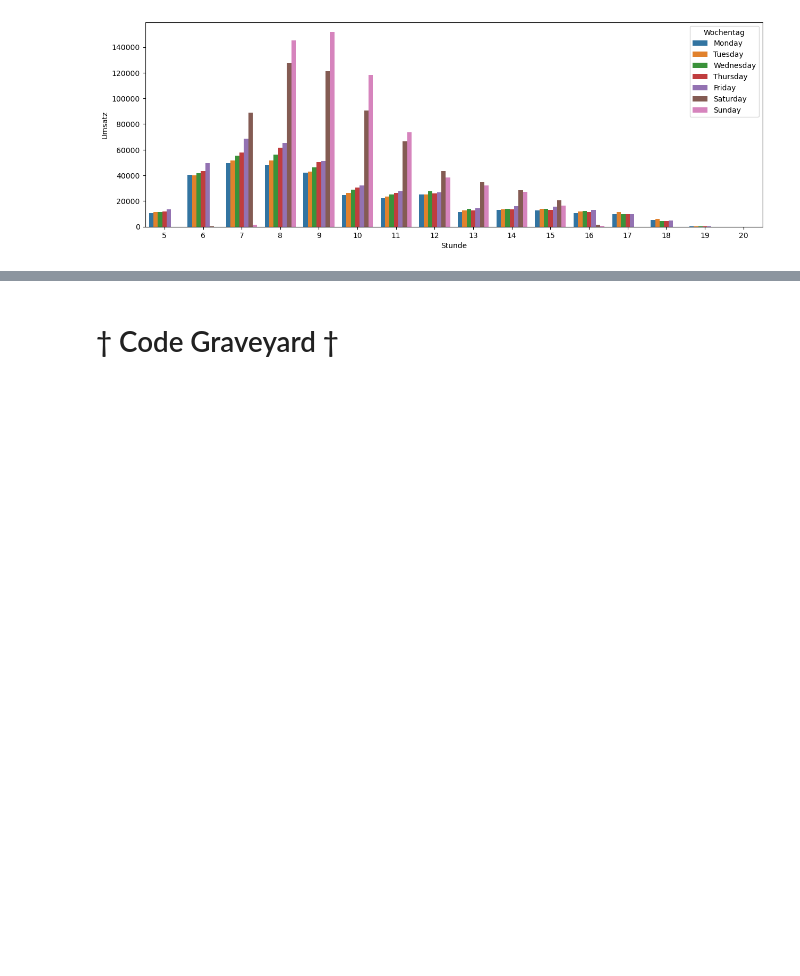
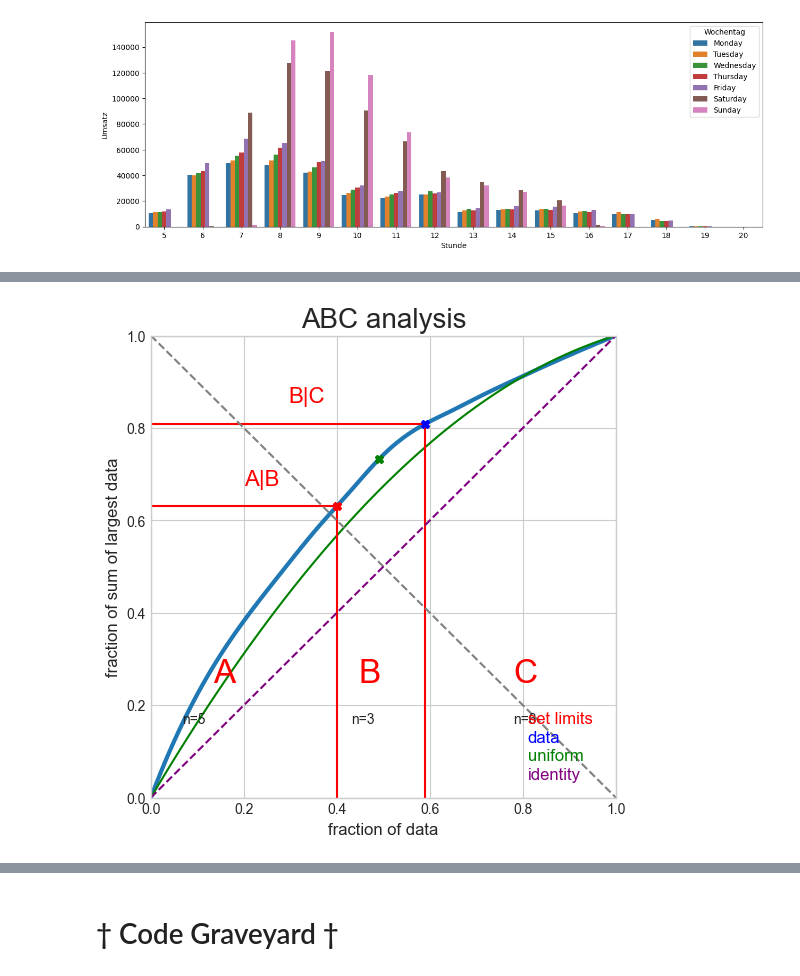
Before and after one commit to mrtz-wssl/KI_in_KMU, a Jupyter notebook: KI_in_KMU_Main.ipynb, the cells around one changed output, grey strips where cells are left out. Drawn from its saved outputs; the diff is of its cells as text; code cells hidden in the pictures; blank space fills up the shorter version.

```diff
--- a/KI_in_KMU_Main.ipynb
+++ b/KI_in_KMU_Main.ipynb
@@ -284,0 +307,3 @@ plt.show()
+# %%
+# Wir müssen den Datensatz zunächst umformen. Wir benötigen lediglich die unterschiedlichen Artikel (inkl. Menge & Umsatz pro Artikel)
+dataABC = data.groupby(['Artikel']).agg(Menge=('Menge',np.sum),Umsatz=('Umsatz',np.sum)).reset_index()
@@ -284,0 +320,4 @@ plt.show()
+# %%
+abc_umsatz = abc_analysis(dataABC['Umsatz'], True)
+# %% [output]
+[figure, added]
```
Also changed, not shown: parts of 7 cells of this notebook.
